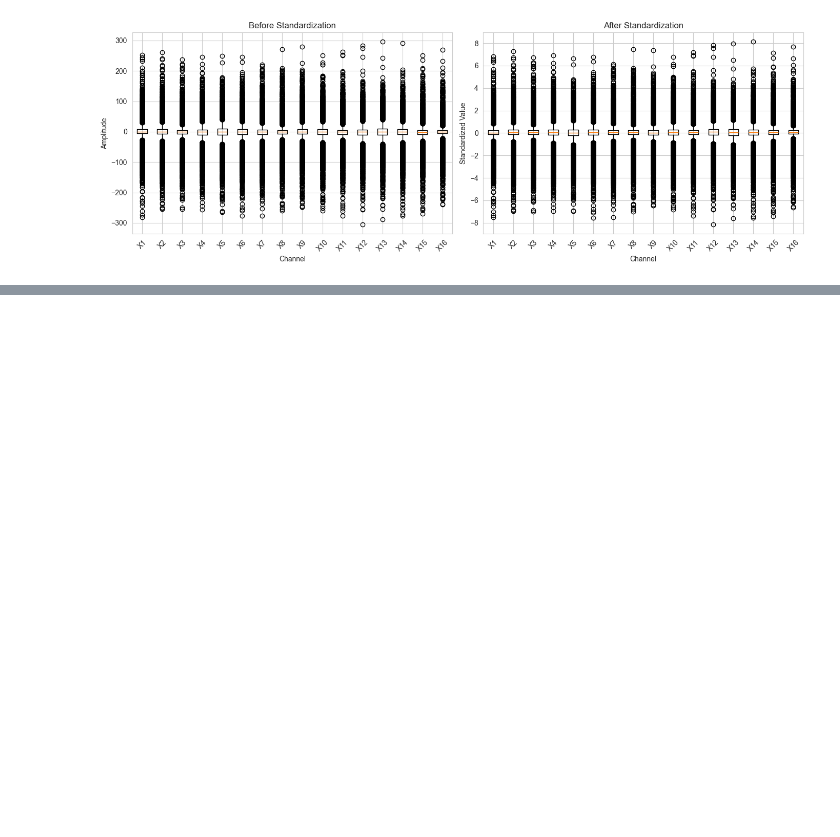
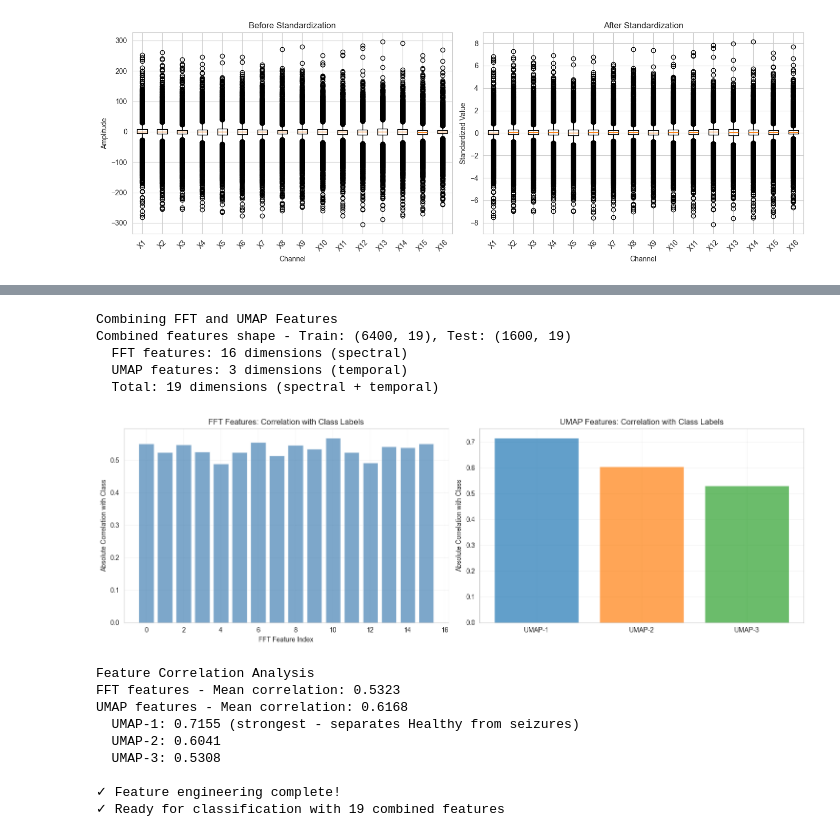
Before and after one commit to Joy-Dorcas/Epileptic-Seizure-Classification, a Jupyter notebook: beed.ipynb, the cells around one changed output, grey strips where cells are left out. Saved outputs shown, nothing was run; the diff lists cells and outputs as text; code cells hidden in the pictures; blank space fills up the shorter version.

```diff
--- a/beed.ipynb
+++ b/beed.ipynb
@@ -439,2 +453,72 @@ Epochs completed:  41%| ████▏      207/500 [00:12]
         completed  200  /  500 epochs
 ... (22 outputs left out)
+# %%
+
+# COMBINE SPECTRAL AND TEMPORAL FEATURES
+
+print("Combining FFT and UMAP Features ")
+
+# Concatenate FFT (16D) and UMAP (3D) features
+X_train_combined = np.hstack([X_train_fft, X_train_umap])
+X_test_combined = np.hstack([X_test_fft, X_test_umap])
+
+print(f"Combined features shape - Train: {X_train_combined.shape}, Test: {X_test_combined.shape}")
+print(f"  FFT features: 16 dimensions (spectral)")
+print(f"  UMAP features: 3 dimensions (temporal)")
+print(f"  Total: 19 dimensions (spectral + temporal)")
+
+# Visualize feature importance through correlation with labels
+fig, axes = plt.subplots(1, 2, figsize=(15, 5))
+
+# Correlation of FFT features with class labels
+fft_correlations = []
+for i in range(X_train_fft.shape[1]):
+    corr = np.corrcoef(X_train_fft[:, i], y_train)[0, 1]
+    fft_correlations.append(abs(corr))
+
+axes[0].bar(range(16), fft_correlations, color='steelblue', alpha=0.7)
+axes[0].set_xlabel('FFT Feature Index')
+axes[0].set_ylabel('Absolute Correlation with Class')
+axes[0].set_title('FFT Features: Correlation with Class Labels')
+axes[0].grid(True, alpha=0.3)
+
+# Correlation of UMAP features with class labels
+umap_correlations = []
+for i in range(X_train_umap.shape[1]):
+    corr = np.corrcoef(X_train_umap[:, i], y_train)[0, 1]
+    umap_correlations.append(abs(corr))
+
+axes[1].bar(['UMAP-1', 'UMAP-2', 'UMAP-3'], umap_correlations,
+            color=['#1f77b4', '#ff7f0e', '#2ca02c'], alpha=0.7)
+axes[1].set_ylabel('Absolute Correlation with Class')
+axes[1].set_title('UMAP Features: Correlation with Class Labels')
+axes[1].grid(True, alpha=0.3)
+
+plt.tight_layout()
+plt.show()
+
+print("Feature Correlation Analysis ")
+print(f"FFT features - Mean correlation: {np.mean(fft_correlations):.4f}")
+print(f"UMAP features - Mean correlation: {np.mean(umap_correlations):.4f}")
+print(f"  UMAP-1: {umap_correlations[0]:.4f} (strongest - separates Healthy from seizures)")
+print(f"  UMAP-2: {umap_correlations[1]:.4f}")
+print(f"  UMAP-3: {umap_correlations[2]:.4f}")
+
+print("\n✓ Feature engineering complete!")
+print(f"✓ Ready for classification with {X_train_combined.shape[1]} combined features")
+# %% [output]
+Combining FFT and UMAP Features
+Combined features shape - Train: (6400, 19), Test: (1600, 19)
+  FFT features: 16 dimensions (spectral)
+  UMAP features: 3 dimensions (temporal)
+  Total: 19 dimensions (spectral + temporal)
+[figure, added]
+Feature Correlation Analysis
+FFT features - Mean correlation: 0.5323
+UMAP features - Mean correlation: 0.6168
+  UMAP-1: 0.7155 (strongest - separates Healthy from seizures)
+  UMAP-2: 0.6041
+  UMAP-3: 0.5308
+
+✓ Feature engineering complete!
+✓ Ready for classification with 19 combined features
```
Also changed, not shown: parts of 6 cells of this notebook.
